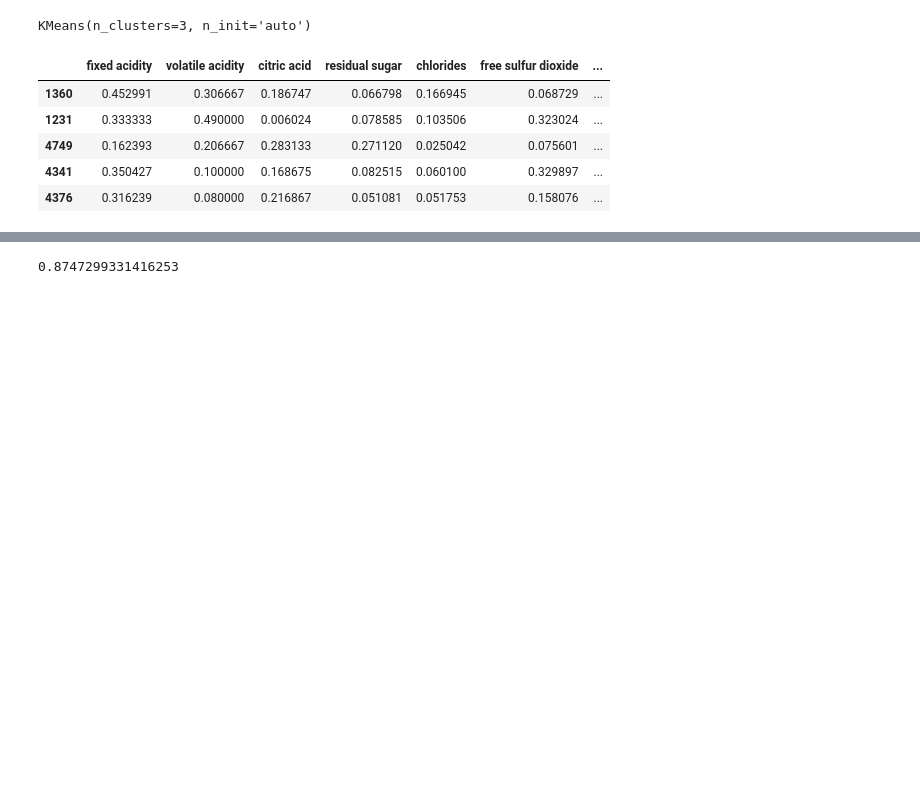
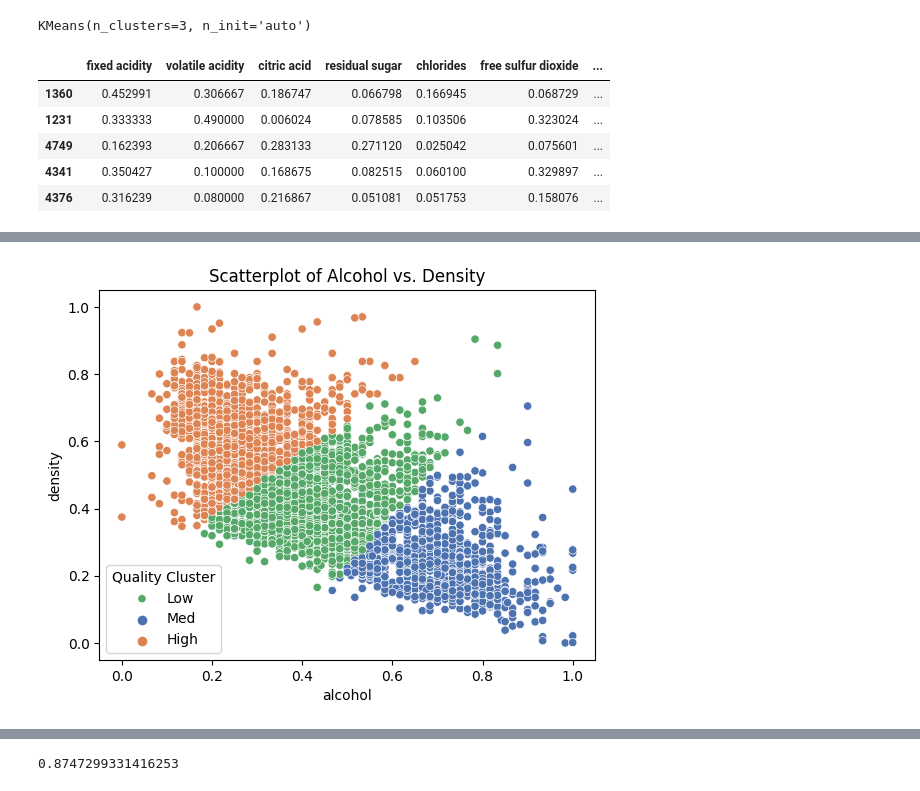
Before and after one commit to Clustering-Project/wine_quality_project, a Jupyter notebook: John/model.ipynb, the cells around one changed output, grey strips where cells are left out. Cells and saved outputs as stored; diff of their text form; code cells hidden in the pictures; blank space fills up the shorter version.

```diff
--- a/John/model.ipynb
+++ b/John/model.ipynb
@@ -879,3 +918,20 @@ train.head()
+# %%
+# Define a custom legend labels dictionary
+legend_labels = {0: 'Low', 1: 'Med', 2: 'High'}
+
+# Create the scatterplot with Seaborn
+sns.scatterplot(data=train, x='alcohol', y='density', hue='alc_dens_cluster', palette='deep')
+
+# Set the title
+plt.title("Scatterplot of Alcohol vs. Density")
+
+# Modify the legend title and labels
+plt.legend(title="Quality Cluster", labels=[legend_labels[i] for i in range(3)])
+
+# Show the plot
+plt.show()
+# %% [output]
+[figure, added]
 # %%
 sns.scatterplot(data=train, x='alcohol', y='density', hue='alc_dens_cluster', palette='deep')
 #plt.ylim(min(train_scaled.density), .5)
```
Also changed, not shown: parts of 12 cells of this notebook, 3 other files.
